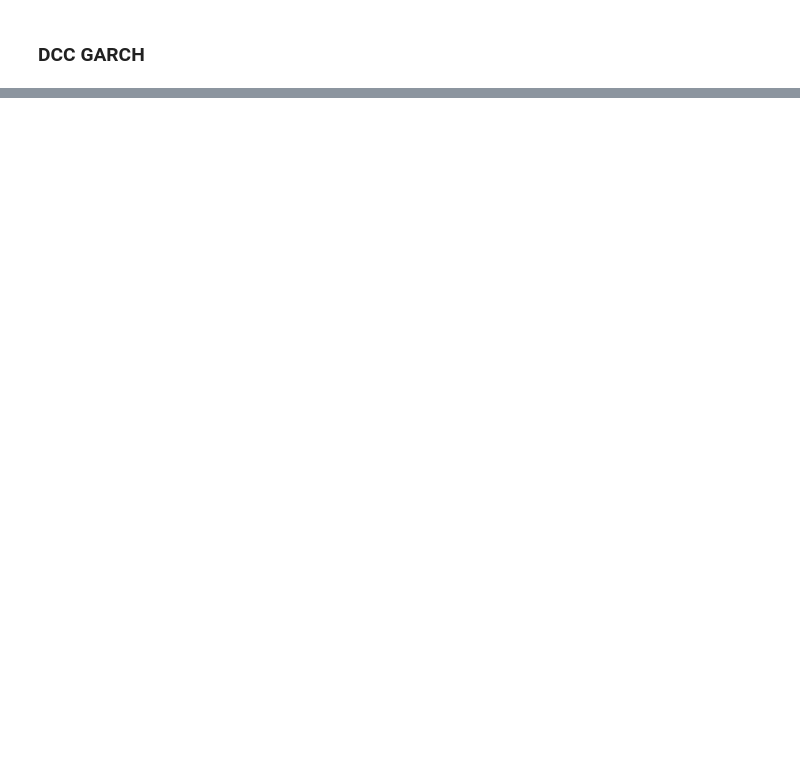
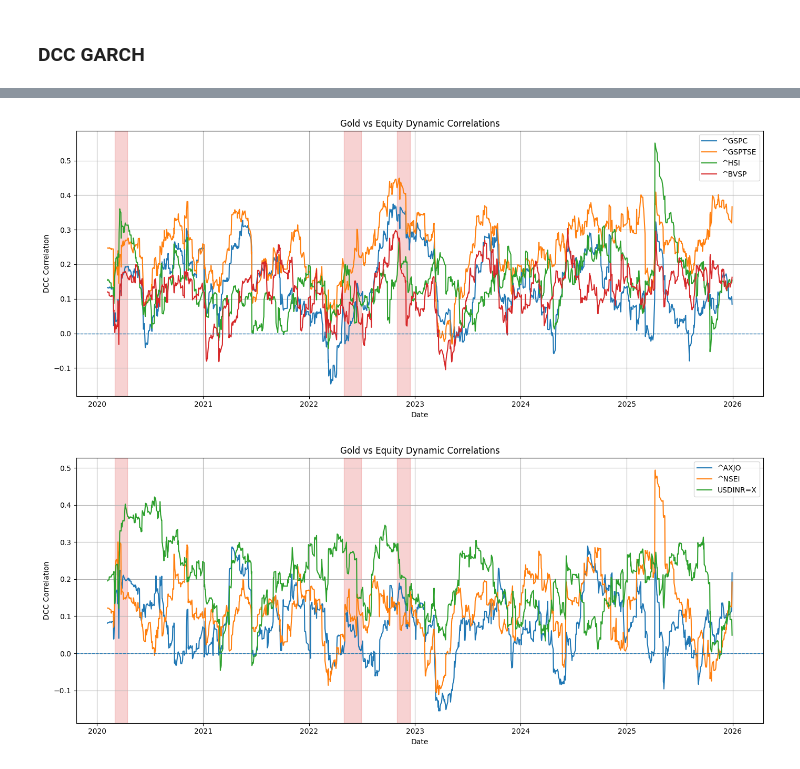
Before and after one commit to jaisw07/volatility_spillover, a Jupyter notebook: final.ipynb, the cells around one changed output, grey strips where cells are left out. Drawn from its saved outputs; the diff is of its cells as text; code cells hidden in the pictures; blank space fills up the shorter version.

```diff
--- a/final.ipynb
+++ b/final.ipynb
@@ -181,0 +261,5 @@ plot_normalized_prices(batch_size=2)
+# %%
+plot_gold_safe_haven(batch_size=4)
+# %% [output]
+[figure, added]
+[figure, added]
```
Also changed, not shown: parts of 8 cells of this notebook, 2 other files.
